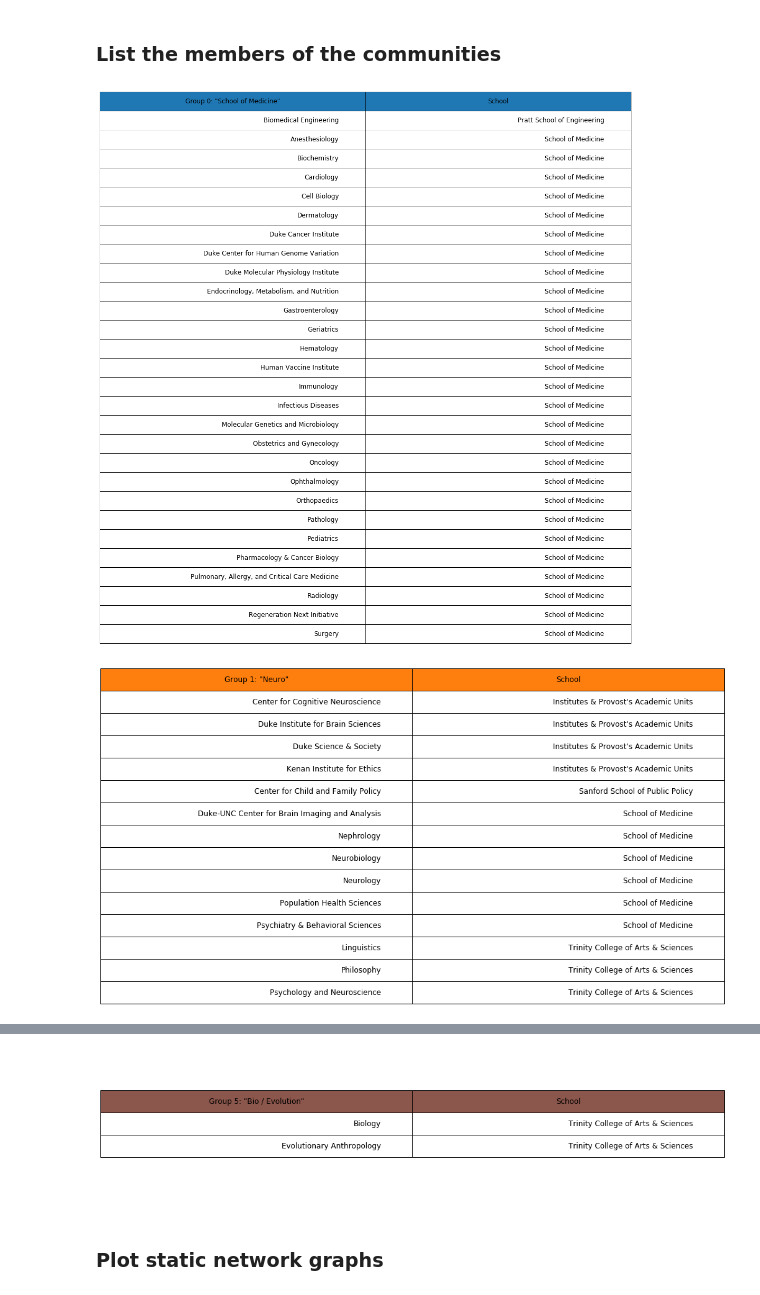
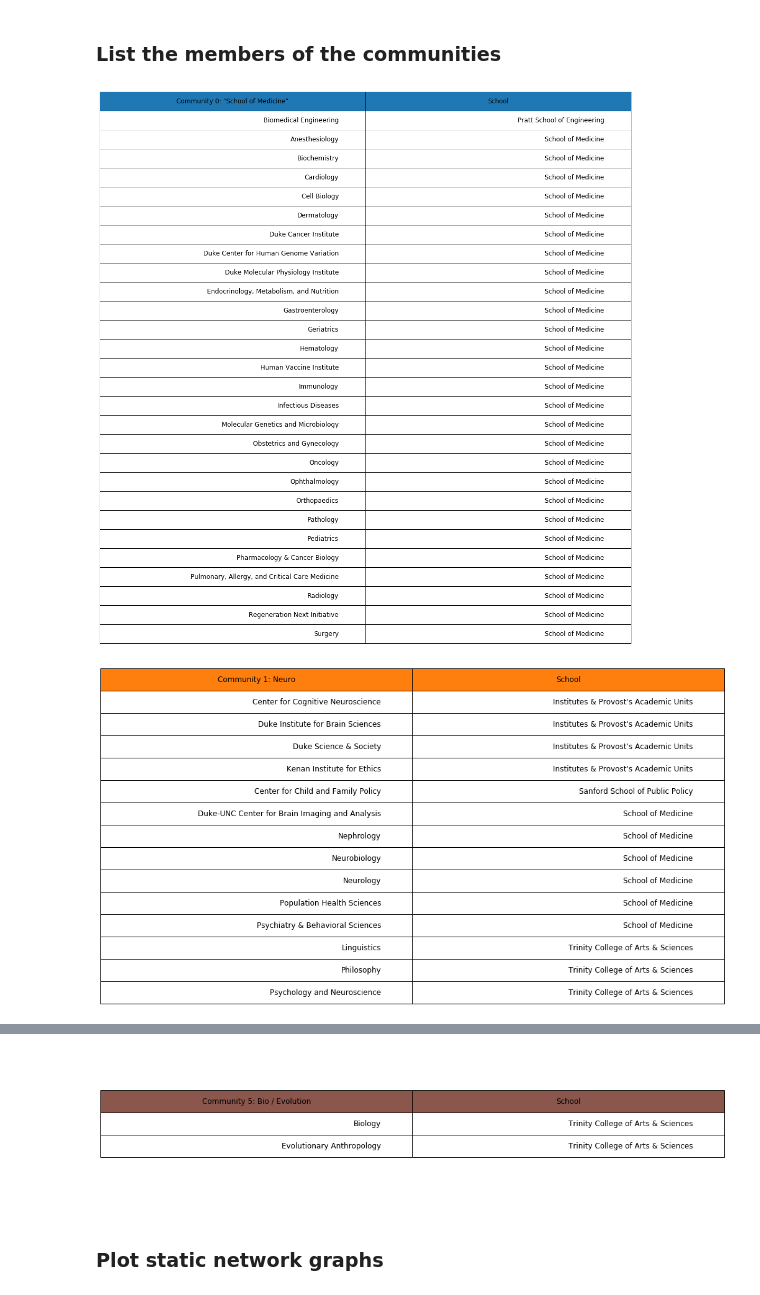
Before and after one commit to mepland/vis_challenge_2018, a Jupyter notebook: graph/graph.ipynb, the cells around one changed output, grey strips where cells are left out. Cells and saved outputs as stored; diff of their text form; code cells hidden in the pictures.

```diff
--- a/graph/graph.ipynb
+++ b/graph/graph.ipynb
@@ -245,14 +247,14 @@ spring_pos = nx.spring_layout(G_all,k=4/math.sqrt(nx.number_of_nodes(G_all))) #
 # %% [markdown]
 ### Create partitions / communities using the Louvain Method
 # %%
-parts = community.best_partition(G_all, weight='weight')
-nx.set_node_attributes(G_all, 'parts', parts)
+communities = community.best_partition(G_all, weight='weight')
+nx.set_node_attributes(G_all, 'communities', communities)
 # %% [markdown]
 ### Draw interactive graph!
 # %%
 nodes = G_all.nodes()
 
-node_to_color = my_node_to_color(G_all,field_to_map='parts')
+node_to_color = my_node_to_color(G_all,field_to_map='communities')
 
 nodes_to_shape = {}
 for n in nodes:
@@ -292,10 +294,10 @@ visJS_module.visjs_network(nodes_dict, edges_dict,
 # %% [markdown]
 ### List the members of the communities
 # %%
-df_communities = pd.DataFrame(parts.items(), columns=['ORGANIZATIONAL_UNIT', 'Community'])
+df_communities = pd.DataFrame(communities.items(), columns=['ORGANIZATIONAL_UNIT', 'Community'])
 # %%
 community_nicknames = {
-    0:'School of Medicine',
+    0:'"School of Medicine"',
     1:'Neuro',
     2:'Physical Sciences',
     3:'Social Science / Health, Pro Schools',
@@ -305,29 +307,29 @@ community_nicknames = {
 # %%
 ## As matplotlib tables, with color coded headers
 for community in sorted(df_communities.Community.unique()):
     df_community = df_communities[df_communities['Community']==community]
     cell_text = []
     first_n = -1
     for n in list(df_community['ORGANIZATIONAL_UNIT']):
         # cell_text.append([("%s - %s" % (org_names[n],school_names[n]))])
         cell_text.append([org_names[n], school_names[n]])
         if first_n == -1: first_n = n
 
     cell_text.sort(key = operator.itemgetter(1, 0))
 
     color_tuple = color_str_to_tuple(node_to_color[first_n])
 
     plt.axis('off')
-    the_table = plt.table(cellText=cell_text,colLabels=[("Group %d: \"%s\"" % (community,community_nicknames[community])),"School"],
+    the_table = plt.table(cellText=cell_text,colLabels=[("Community %d: %s" % (community,community_nicknames[community])),"School"],
               colColours=[color_tuple,color_tuple],
               loc='center')
     the_table.scale(3,3)
     the_table.auto_set_font_size(False)
     the_table.set_fontsize(12)
     plt.show()
 # %% [output]
-[figure, old version]
+[figure, new version]
-[figure, old version]
+[figure, new version]
 [figure]
 [figure]
 [figure]
```
Also changed, not shown: parts of 14 cells of this notebook.
